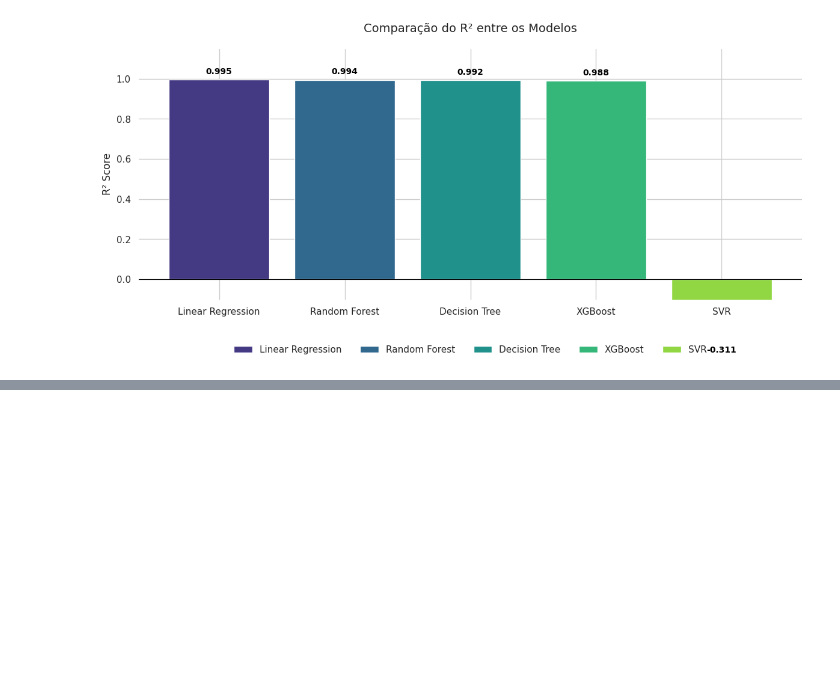
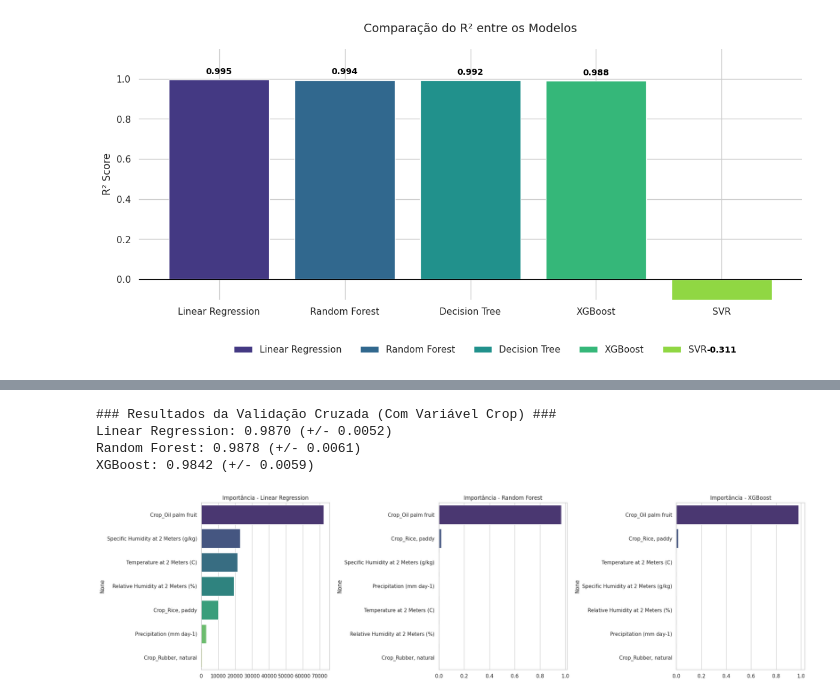
Before and after one commit to Luiz-Frederico/lfncampelo_pbl_fase5, a Jupyter notebook: Luiz_Frederico_rm567319_pbl_fase5.ipynb, the cells around one changed output, grey strips where cells are left out. Cells and saved outputs as stored; diff of their text form; code cells hidden in the pictures; blank space fills up the shorter version.

```diff
--- a/Luiz_Frederico_rm567319_pbl_fase5.ipynb
+++ b/Luiz_Frederico_rm567319_pbl_fase5.ipynb
@@ -1337,3 +1343,55 @@ XGBoost: -0.9031 (+/- 0.1771)
+# %%
+# Preparação dos dados com One-Hot-Enconding
+df = pd.read_csv('crop_yield.csv')
+
+# Transformando a variável 'Crop' em colunas numéricas (One-Hot Encoding)
+# Isso criará colunas como 'Crop_Rice, paddy', 'Crop_Cocoa, beans', etc.
+df_final = pd.get_dummies(df, columns=['Crop'], drop_first=True)
+
+# Agora o X contém Clima + Culturas transformadas
+X = df_final.drop(columns=['Yield'])
+y = df_final['Yield']
+
+# Normalização (Importante para manter a escala mesmo com colunas 0/1)
+scaler = StandardScaler()
+X_scaled = scaler.fit_transform(X)
+
+# Validação Cruzada(O retorno ao R² ~ 0.99)
+kf = KFold(n_splits=5, shuffle=True, random_state=42)
+models_to_test = [
+    ('Linear Regression', LinearRegression()),
+    ('Random Forest', RandomForestRegressor(n_estimators=100, random_state=42)),
+    ('XGBoost', XGBRegressor(n_estimators=100, random_state=42))
+]
+
+print("### Resultados da Validação Cruzada (Com Variável Crop) ###")
+for name, model in models_to_test:
+    cv_scores = cross_val_score(model, X_scaled, y, cv=kf, scoring='r2')
+    print(f"{name}: {cv_scores.mean():.4f} (+/- {cv_scores.std():.4f})")
+
+# Gráficos de Importância
+fig, axes = plt.subplots(1, 3, figsize=(22, 6))
+
+for i, (name, model) in enumerate(models_to_test):
+    model.fit(X_scaled, y)
+
+    if name == 'Linear Regression':
+        importance = pd.Series(np.abs(model.coef_), index=X.columns).sort_values(ascending=False)
+    else:
+        importance = pd.Series(model.feature_importances_, index=X.columns).sort_values(ascending=False)
+
+    sns.barplot(x=importance.values, y=importance.index, hue=importance.index,
+                ax=axes[i], palette='viridis', legend=False)
+    axes[i].set_title(f'Importância - {name}')
+
+plt.tight_layout()
+plt.show()
+# %% [output]
+### Resultados da Validação Cruzada (Com Variável Crop) ###
+Linear Regression: 0.9870 (+/- 0.0052)
+Random Forest: 0.9878 (+/- 0.0061)
+XGBoost: 0.9842 (+/- 0.0059)
+[figure, added]
 # %% [markdown]
 **Análise de Modelos Preditivos e Interpretabilidade**
 
```
Also changed, not shown: parts of 10 cells of this notebook.
